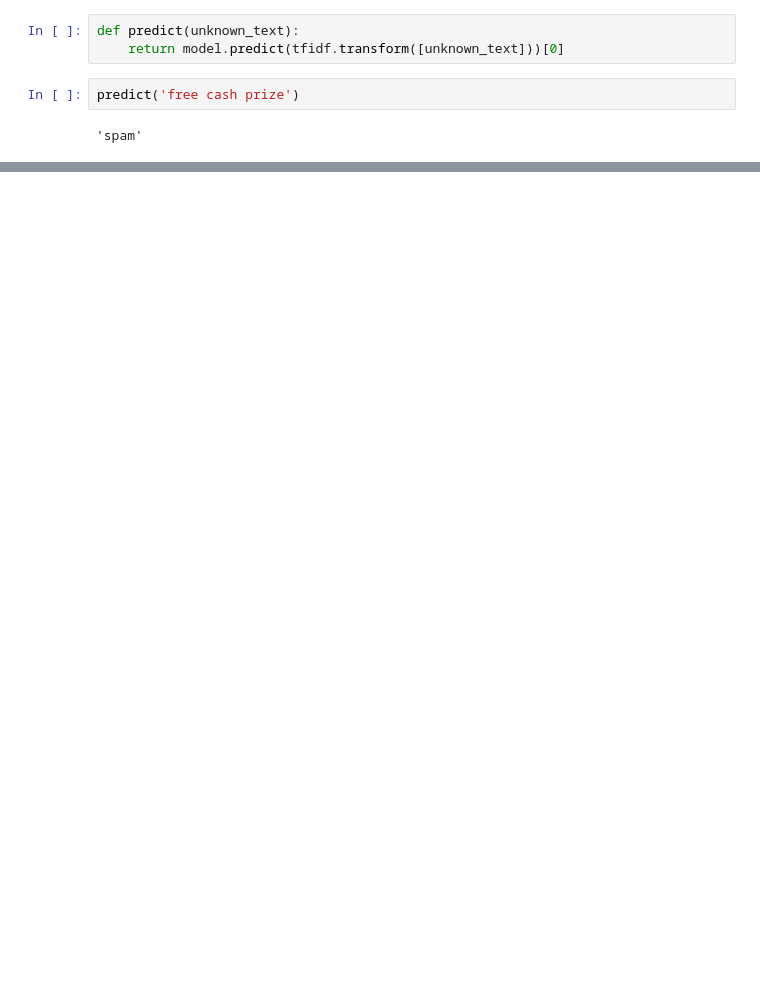
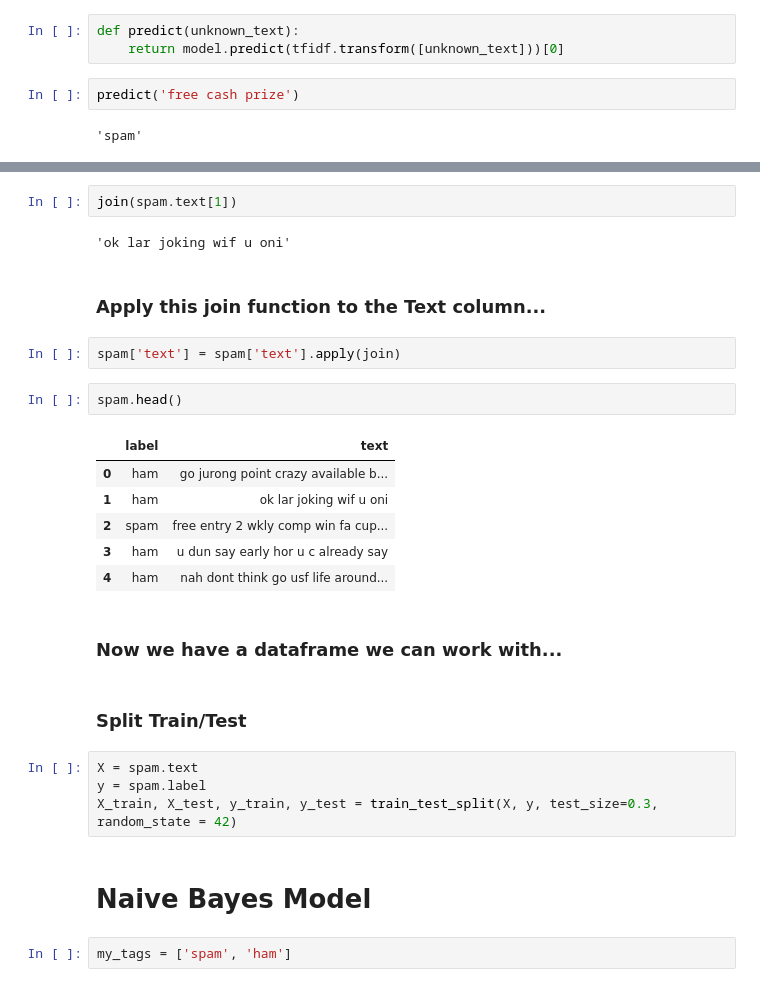
Before and after one commit to jessejinnaruiz/ds-methodologies-exercises, a Jupyter notebook: nlp/model.ipynb, the cells around one changed output, grey strips where cells are left out. Drawn from its saved outputs; the diff is of its cells as text; blank space fills up the shorter version.

Commit message:
Finished models

```diff
--- a/nlp/model.ipynb
+++ b/nlp/model.ipynb
@@ -317,0 +467,29 @@ predict('free cash prize')
+# %%
+join(spam.text[1])
+# %% [output]
+'ok lar joking wif u oni'
+# %% [markdown]
+### Apply this join function to the Text column...
+# %%
+spam['text'] = spam['text'].apply(join)
+# %%
+spam.head()
+# %% [output]
+|  | label | text |
+| 0 | ham | go jurong point crazy available b... |
+| 1 | ham | ok lar joking wif u oni |
+| 2 | spam | free entry 2 wkly comp win fa cup... |
+| 3 | ham | u dun say early hor u c already say |
+| 4 | ham | nah dont think go usf life around... |
+# %% [markdown]
+### Now we have a dataframe we can work with...
+# %% [markdown]
+### Split Train/Test
+# %%
+X = spam.text
+y = spam.label
+X_train, X_test, y_train, y_test = train_test_split(X, y, test_size=0.3, random_state = 42)
+# %% [markdown]
+# Naive Bayes Model
+# %%
+my_tags = ['spam', 'ham']
```
Also changed, not shown: parts of 98 cells of this notebook.
